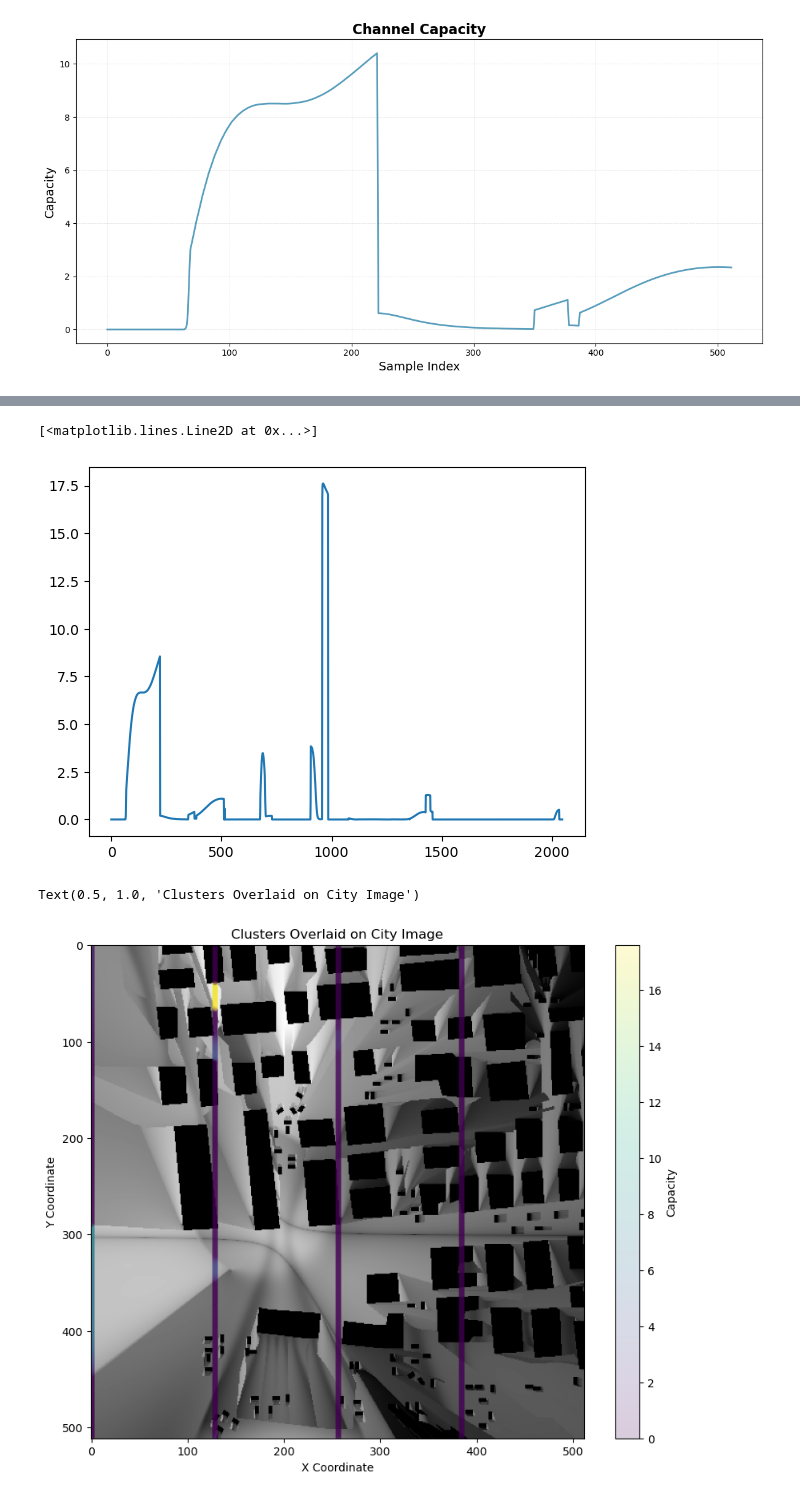
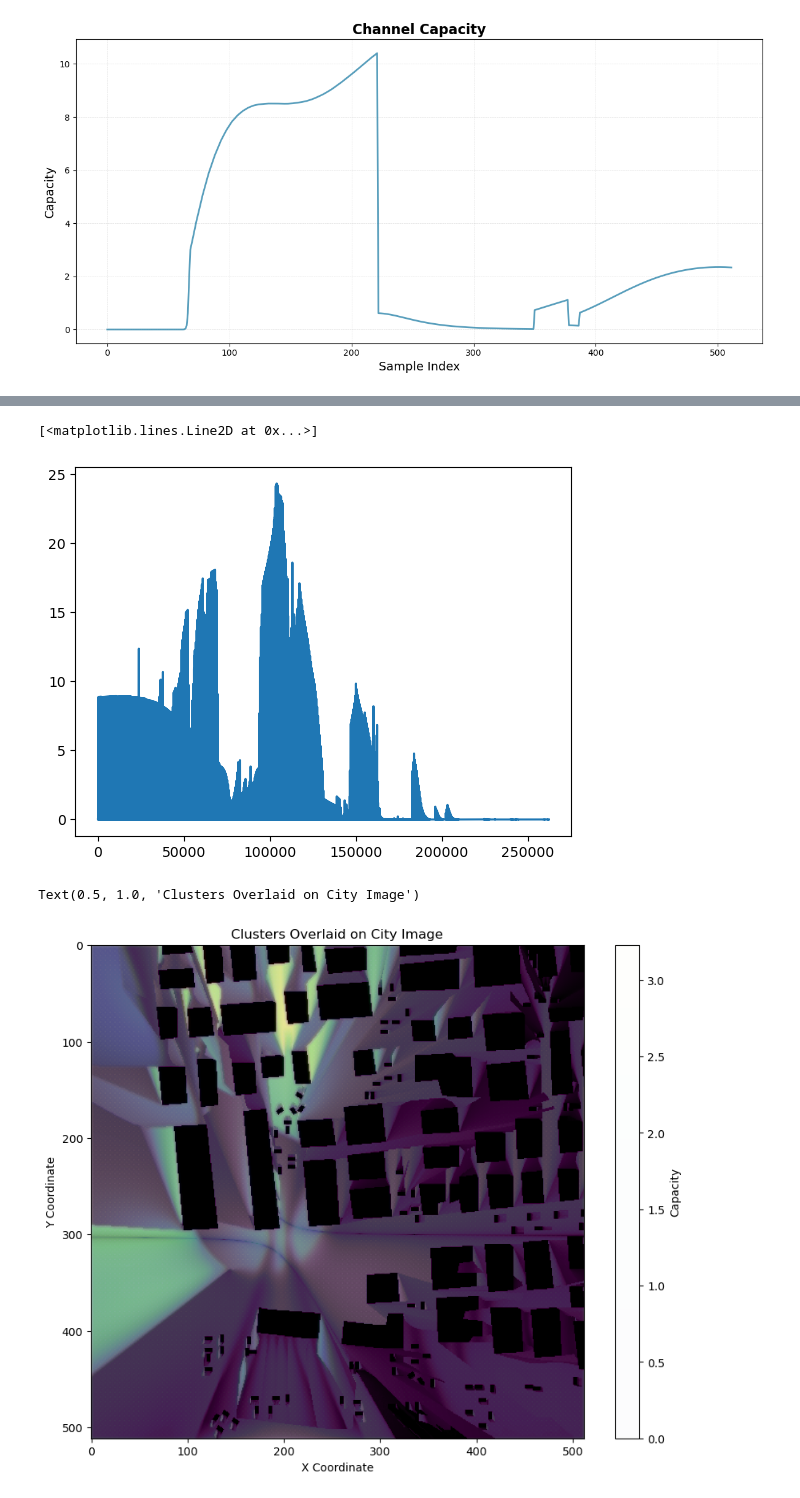
Before and after one commit to bencekaszas/ITT23-MIMO-processing, a Jupyter notebook: clustering.ipynb, the cells around one changed output, grey strips where cells are left out. Cells and saved outputs as stored; diff of their text form; code cells hidden in the pictures.

```diff
--- a/clustering.ipynb
+++ b/clustering.ipynb
@@ -30,9 +37,10 @@ def regularize_data(data):
             data[i] = data[i] / spectral_norm
     return data
 # %%
-# Buggy not working produces naans
 def regularize_data(data):
-    return data / np.mean(np.abs(data).flatten())
+    data = data / np.mean(np.abs(data).flatten())
+
+    return data
 # %%
 def plot_SV(sv_data, labels = None):
     if labels is None:
@@ -157,33 +151,34 @@ print(coords[:10])
 # %%
 coords = data['coords']
 #coords = np.vstack([coords[:512], coords[128*512:129*512], coords[256*512:257*512], coords[384*512:385*512]]) * 2
-coords = coords[:512*512]
+coords = coords[:512*512] * 2
 
 H_matrices = data['matrices']
 H_matrices[np.isnan(H_matrices).any(axis=(1,2))] = np.zeros_like(H_matrices[np.isnan(H_matrices).any(axis=(1,2))])
 #H_matrices = np.vstack([H_matrices[:512], H_matrices[128*512:129*512], H_matrices[256*512:257*512], H_matrices[384*512:385*512]])
 H_matrices = H_matrices[:512*512]
 H_matrices = regularize_data(H_matrices)
+H_matrices = add_noise(H_matrices, noise_level=0)
 capacity_data = capacity_Vector(H_matrices)
 # %%
 plt.plot(capacity_data)
 # %% [output]
 [<matplotlib.lines.Line2D at 0x...>]
-[figure, old version]
+[figure, new version]
 # %%
 from PIL import Image
 
 # Load the image
 img = Image.open('images/city.png')
 
 #plot image with coords overlaid
 plt.figure(figsize=(10, 8))
 plt.imshow(img)
-sc = plt.scatter(coords[:, 0], coords[::-1, 1], c=capacity_data, alpha=0.2, s=20)
+sc = plt.scatter(coords[:, 0], coords[::-1, 1], cmap='viridis', c=np.log(1 + capacity_data), alpha=0.01, s=20)
 plt.colorbar(sc, label='Capacity')
 plt.xlabel('X Coordinate')
 plt.ylabel('Y Coordinate')
 plt.title('Clusters Overlaid on City Image')
 # %% [output]
 Text(0.5, 1.0, 'Clusters Overlaid on City Image')
-[figure, old version]
+[figure, new version]
```
Also changed, not shown: parts of 7 cells of this notebook, 5 other files.
